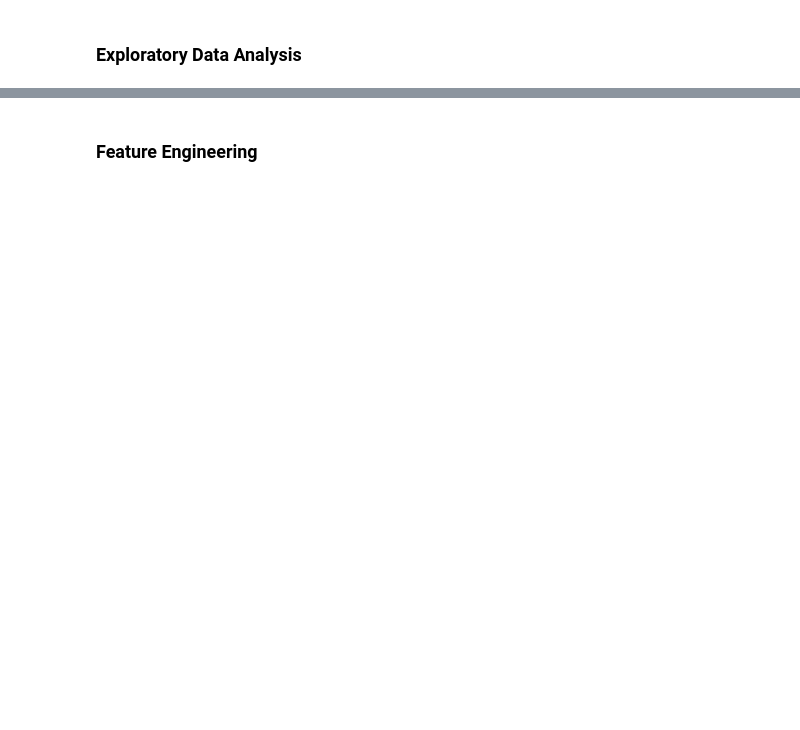
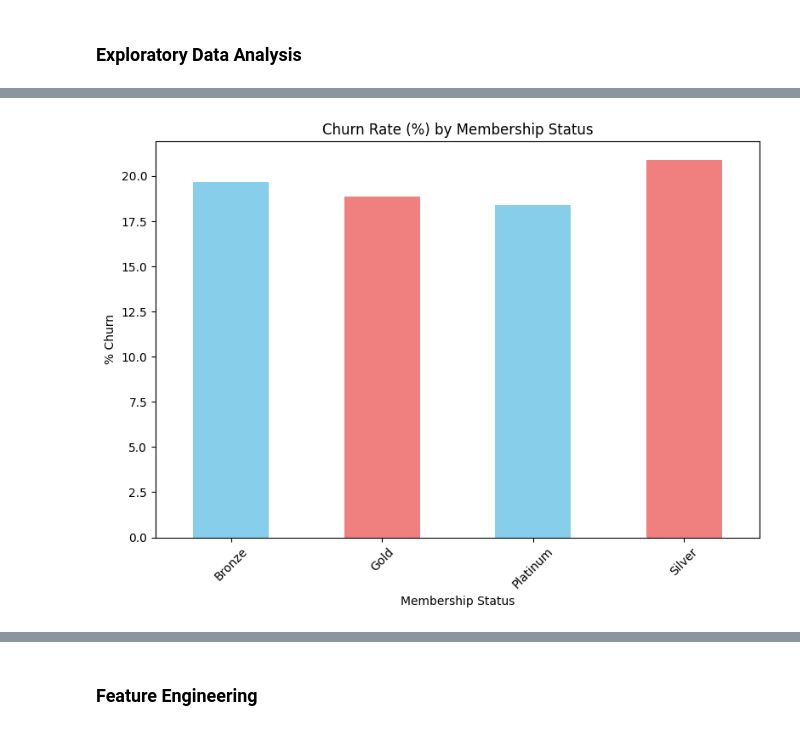
Before and after one commit to Avinash3570/HCL-Hackathon, a Jupyter notebook: HCL_Hackathon.ipynb, the cells around one changed output, grey strips where cells are left out. Drawn from its saved outputs; the diff is of its cells as text; code cells hidden in the pictures; blank space fills up the shorter version.

```diff
--- a/HCL_Hackathon.ipynb
+++ b/HCL_Hackathon.ipynb
@@ -172,0 +240,13 @@ Data after preprocessing:
+# %%
+# 1. Membership_Status (x-axis) with % Churn (Bar Chart)
+plt.figure(figsize=(8, 6))
+churn_by_membership = df.groupby('Membership_Status')['Churn'].mean() * 100  # % Churn
+churn_by_membership.plot(kind='bar', color=['skyblue', 'lightcoral'])
+plt.title('Churn Rate (%) by Membership Status')
+plt.ylabel('% Churn')
+plt.xlabel('Membership Status')
+plt.xticks(rotation=45)
+plt.tight_layout()
+plt.show()
+# %% [output]
+[figure, added]
```
Also changed, not shown: parts of 14 cells of this notebook.
